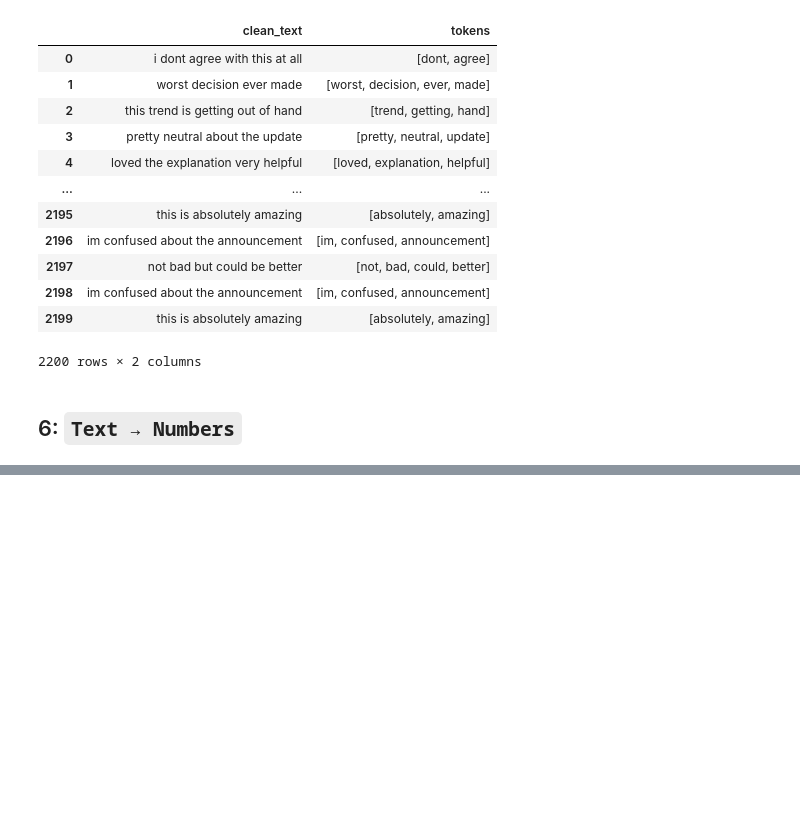
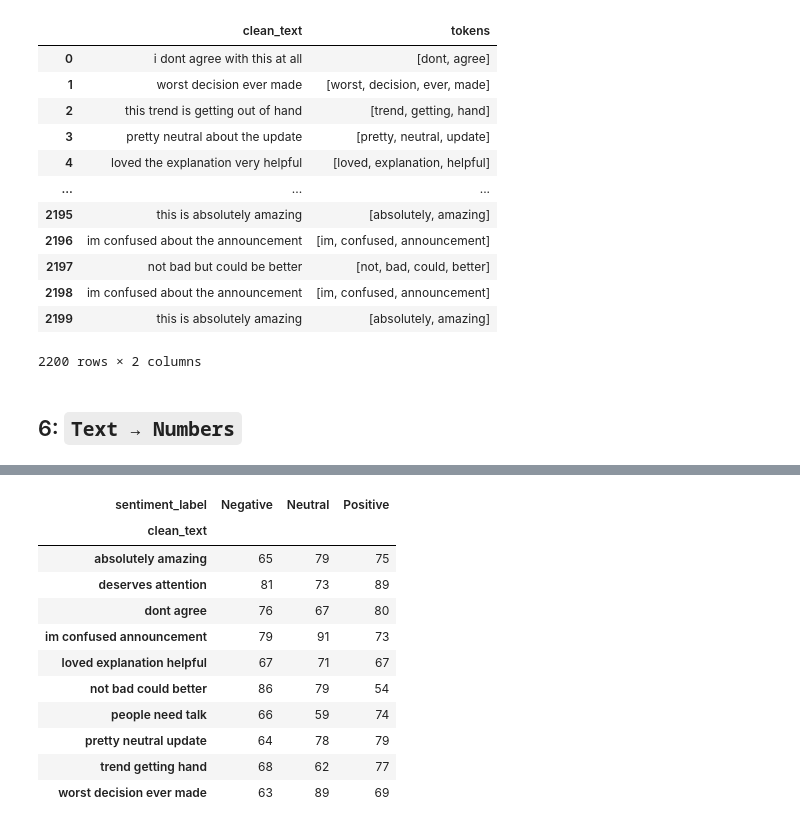
Before and after one commit to DEVELOPER-MANISH007/Kaggle-Notebook, a Jupyter notebook: 2. Notebook/NOTEBOOKS/main.ipynb, the cells around one changed output, grey strips where cells are left out. Saved outputs shown, nothing was run; the diff lists cells and outputs as text; code cells hidden in the pictures; blank space fills up the shorter version.

```diff
--- a/2. Notebook/NOTEBOOKS/main.ipynb
+++ b/2. Notebook/NOTEBOOKS/main.ipynb
@@ -457,0 +460,2 @@ df[['clean_text','tokens']]
+# %%
+df['clean_text'] = df['tokens'].apply(lambda words: " ".join(words))
@@ -457,0 +607,15 @@ df[['clean_text','tokens']]
+# %%
+pd.crosstab(df['clean_text'], df['sentiment_label'])
+# %% [output]
+| sentiment_label | Negative | Neutral | Positive |
+| clean_text |  |  |  |
+| absolutely amazing | 65 | 79 | 75 |
+| deserves attention | 81 | 73 | 89 |
+| dont agree | 76 | 67 | 80 |
+| im confused announcement | 79 | 91 | 73 |
+| loved explanation helpful | 67 | 71 | 67 |
+| not bad could better | 86 | 79 | 54 |
+| people need talk | 66 | 59 | 74 |
+| pretty neutral update | 64 | 78 | 79 |
+| trend getting hand | 68 | 62 | 77 |
+| worst decision ever made | 63 | 89 | 69 |
```
Also changed, not shown: parts of 18 cells of this notebook, 1 other file.
